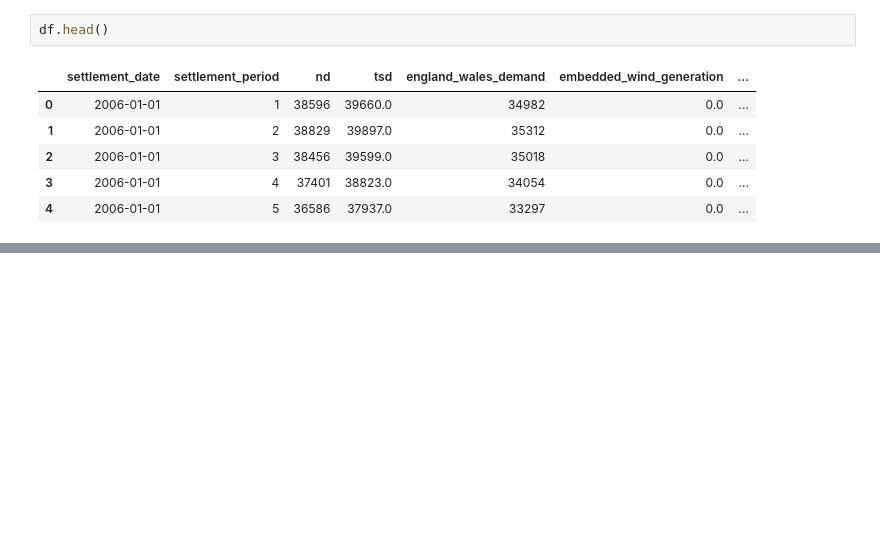
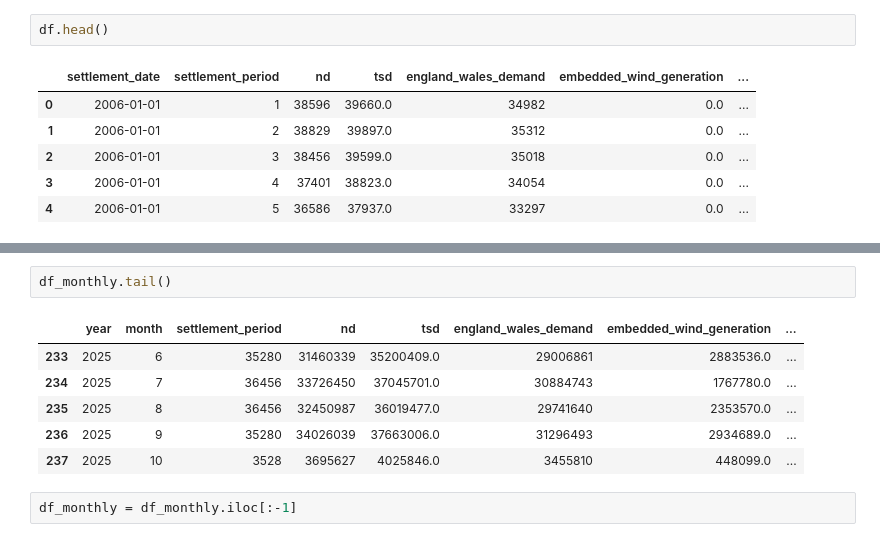
Before and after one commit to Iljas-Leys/null, a Jupyter notebook: dataset_demanddata/3_predict_demanddata.ipynb, the cells around one changed output, grey strips where cells are left out. Drawn from its saved outputs; the diff is of its cells as text; blank space fills up the shorter version.

```diff
--- a/dataset_demanddata/3_predict_demanddata.ipynb
+++ b/dataset_demanddata/3_predict_demanddata.ipynb
@@ -30,0 +96,11 @@ df.head()
+# %%
+df_monthly.tail()
+# %% [output]
+|  | year | month | settlement_period | nd | tsd | england_wales_demand | embedded_wind_generation | ... |
+| 233 | 2025 | 6 | 35280 | 31460339 | 35200409.0 | 29006861 | 2883536.0 | ... |
+| 234 | 2025 | 7 | 36456 | 33726450 | 37045701.0 | 30884743 | 1767780.0 | ... |
+| 235 | 2025 | 8 | 36456 | 32450987 | 36019477.0 | 29741640 | 2353570.0 | ... |
+| 236 | 2025 | 9 | 35280 | 34026039 | 37663006.0 | 31296493 | 2934689.0 | ... |
+| 237 | 2025 | 10 | 3528 | 3695627 | 4025846.0 | 3455810 | 448099.0 | ... |
+# %%
+df_monthly = df_monthly.iloc[:-1]
```
Also changed, not shown: parts of 15 cells of this notebook.
